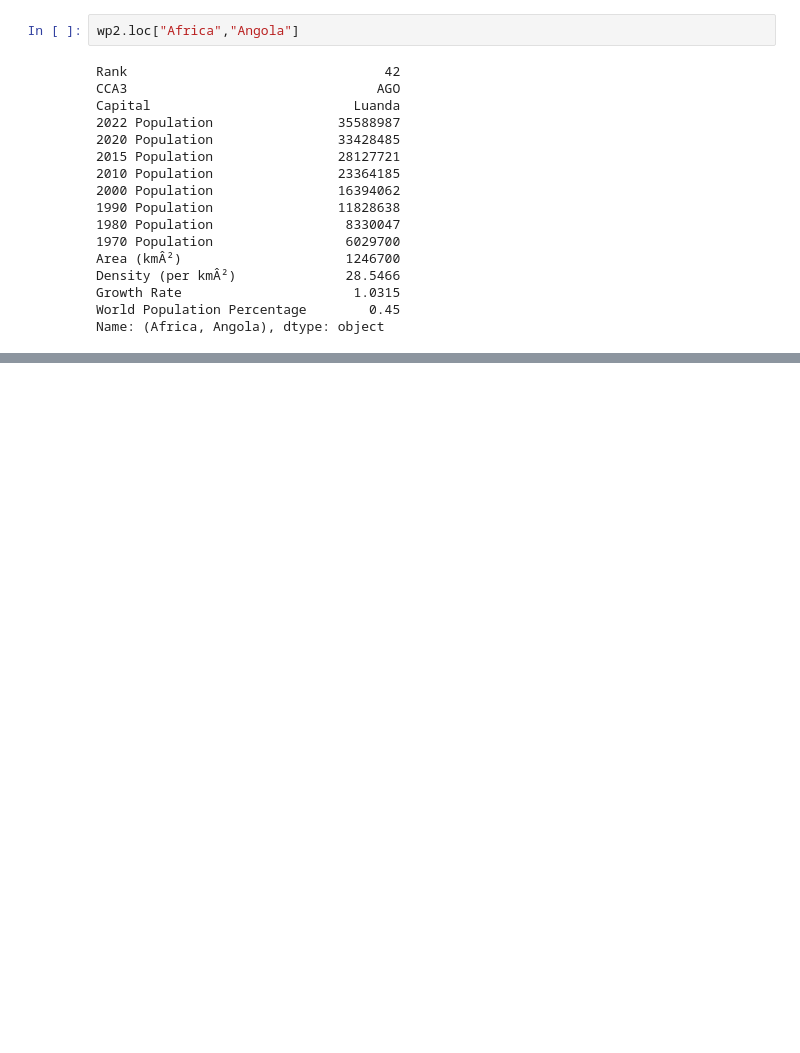
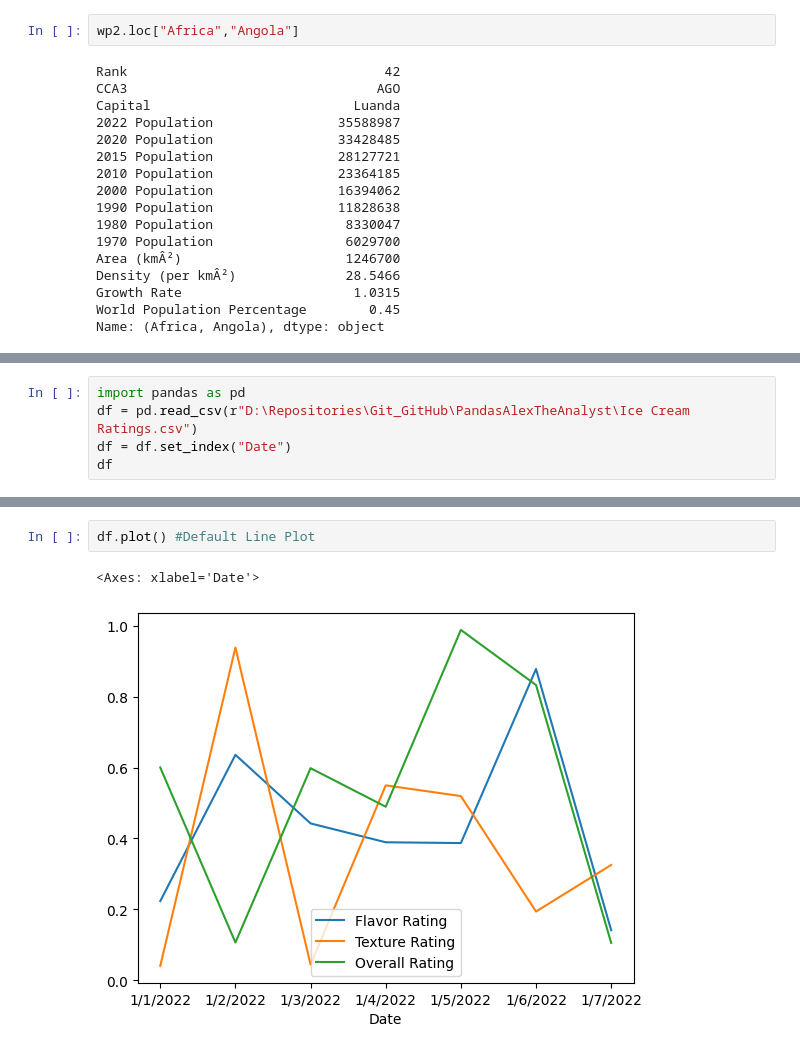
Before and after one commit to KonstantinData/Bootcamp-Analytics, a Jupyter notebook: Python/Pandas_Intro_Youtube_Alex.ipynb, the cells around one changed output, grey strips where cells are left out. Saved outputs shown, nothing was run; the diff lists cells and outputs as text; blank space fills up the shorter version.

```diff
--- a/Python/Pandas_Intro_Youtube_Alex.ipynb
+++ b/Python/Pandas_Intro_Youtube_Alex.ipynb
@@ -392,0 +652,5 @@ Name: (Africa, Angola), dtype: object
+# %%
+import pandas as pd
+df = pd.read_csv(r"D:\Repositories\Git_GitHub\PandasAlexTheAnalyst\Ice Cream Ratings.csv")
+df = df.set_index("Date")
+df
@@ -392,0 +667,5 @@ Name: (Africa, Angola), dtype: object
+# %%
+df.plot() #Default Line Plot
+# %% [output]
+<Axes: xlabel='Date'>
+[figure, added]
```
Also changed, not shown: parts of 54 cells of this notebook, 6 other files.
